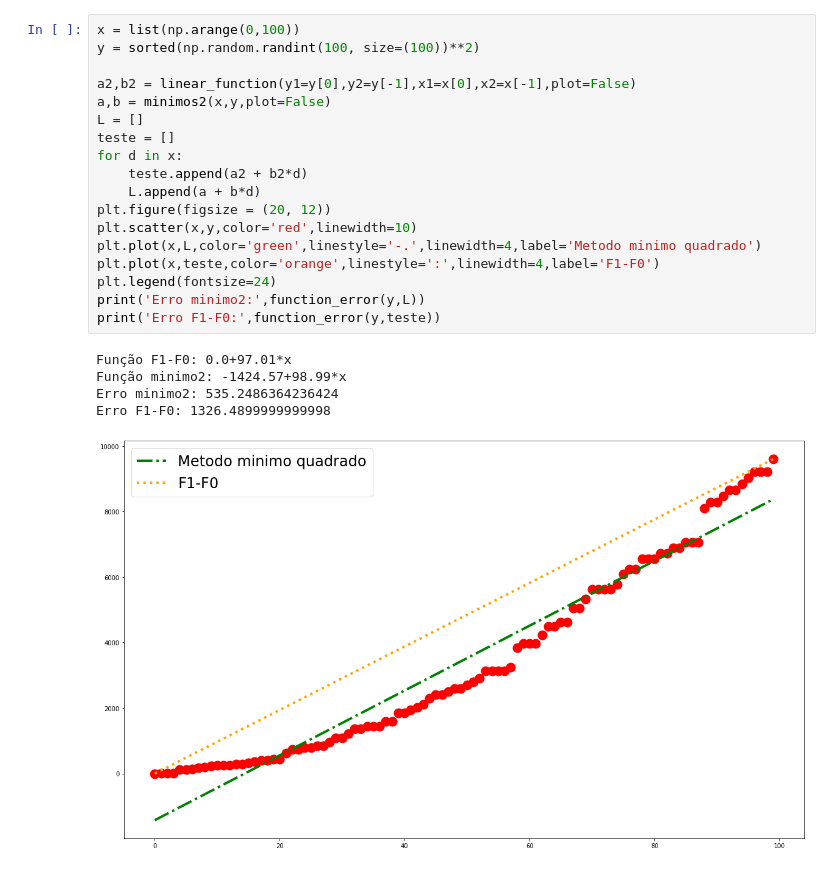
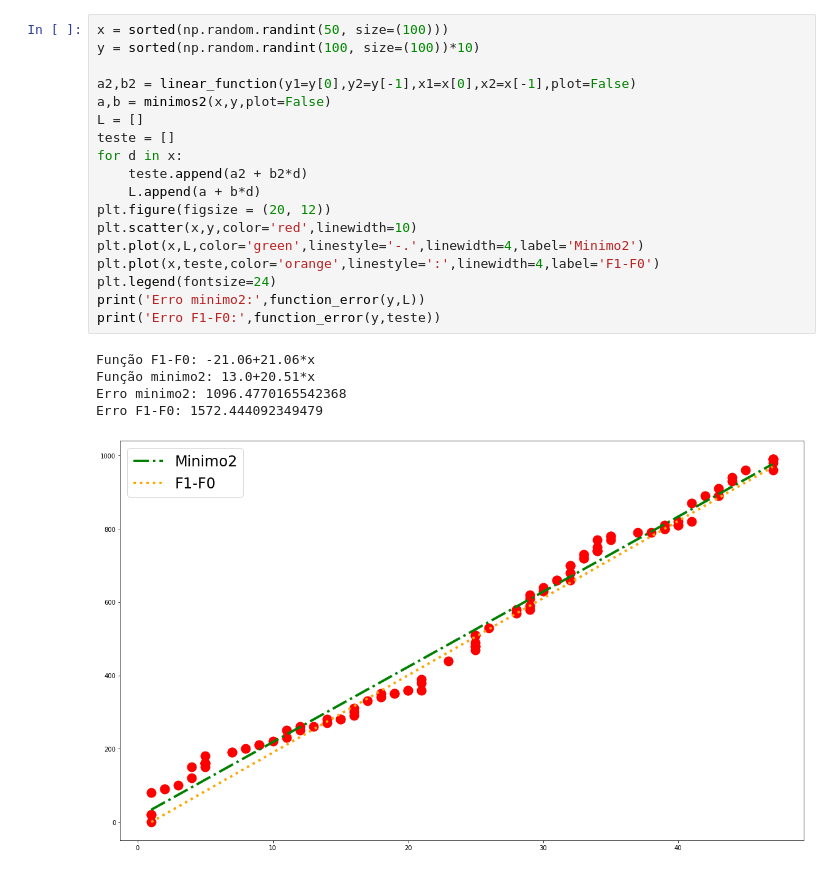
Before and after one commit to shimotsulyu/GAV, a Jupyter notebook: funcoes_lineares.ipynb, the cells around one changed output. Saved outputs shown, nothing was run; the diff lists cells and outputs as text.

Commit message:
teste com regressao linear

```diff
--- a/funcoes_lineares.ipynb
+++ b/funcoes_lineares.ipynb
@@ -101,24 +101,24 @@ Função minimo2: 52.69+0.5*x
-# %%
-x = list(np.arange(0,100))
-y = sorted(np.random.randint(100, size=(100))**2)
-
-a2,b2 = linear_function(y1=y[0],y2=y[-1],x1=x[0],x2=x[-1],plot=False)
-a,b = minimos2(x,y,plot=False)
-L = []
-teste = []
-for d in x:
-    teste.append(a2 + b2*d)
-    L.append(a + b*d)
-plt.figure(figsize = (20, 12))
-plt.scatter(x,y,color='red',linewidth=10)
-plt.plot(x,L,color='green',linestyle='-.',linewidth=4,label='Metodo minimo quadrado')
-plt.plot(x,teste,color='orange',linestyle=':',linewidth=4,label='F1-F0')
-plt.legend(fontsize=24)
-print('Erro minimo2:',function_error(y,L))
-print('Erro F1-F0:',function_error(y,teste))
-# %% [output]
-Função F1-F0: 0.0+97.01*x
-Função minimo2: -1424.57+98.99*x
-Erro minimo2: 535.2486364236424
-Erro F1-F0: 1326.4899999999998
-[figure, removed]
+# %%
+x = sorted(np.random.randint(50, size=(100)))
+y = sorted(np.random.randint(100, size=(100))*10)
+
+a2,b2 = linear_function(y1=y[0],y2=y[-1],x1=x[0],x2=x[-1],plot=False)
+a,b = minimos2(x,y,plot=False)
+L = []
+teste = []
+for d in x:
+    teste.append(a2 + b2*d)
+    L.append(a + b*d)
+plt.figure(figsize = (20, 12))
+plt.scatter(x,y,color='red',linewidth=10)
+plt.plot(x,L,color='green',linestyle='-.',linewidth=4,label='Minimo2')
+plt.plot(x,teste,color='orange',linestyle=':',linewidth=4,label='F1-F0')
+plt.legend(fontsize=24)
+print('Erro minimo2:',function_error(y,L))
+print('Erro F1-F0:',function_error(y,teste))
+# %% [output]
+Função F1-F0: -21.06+21.06*x
+Função minimo2: 13.0+20.51*x
+Erro minimo2: 1096.4770165542368
+Erro F1-F0: 1572.444092349479
+[figure, added]
```
Also changed, not shown: parts of 5 cells of this notebook.
